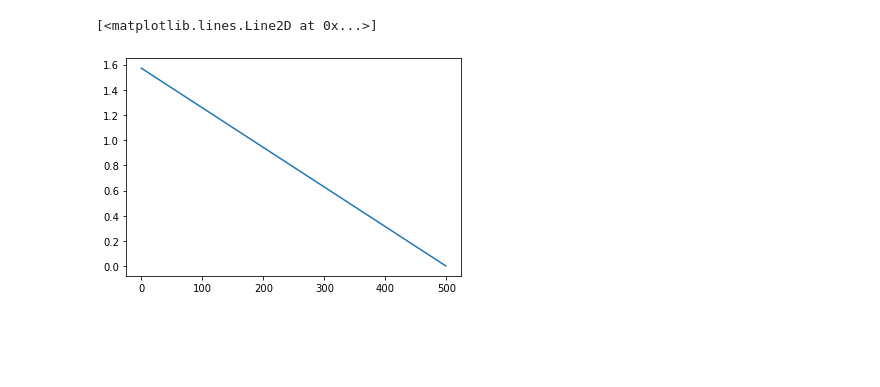
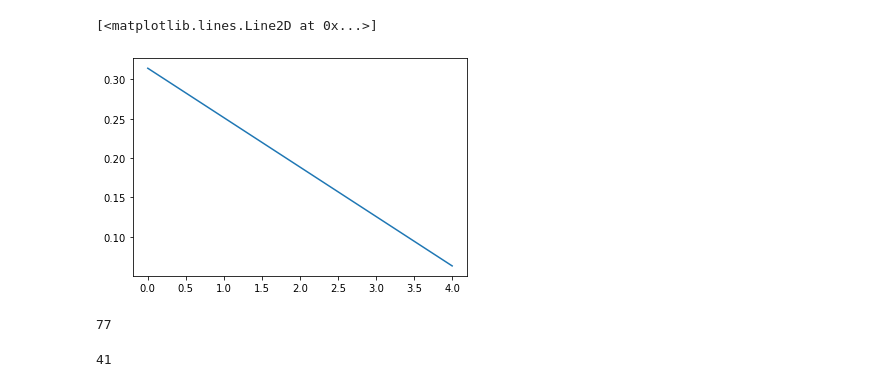
Before and after one commit to eliesls/Mecaero_Groupe3, a Jupyter notebook: Etude_stat.ipynb, the cells around one changed output. Saved outputs shown, nothing was run; the diff lists cells and outputs as text; code cells hidden in the pictures; blank space fills up the shorter version.

```diff
--- a/Etude_stat.ipynb
+++ b/Etude_stat.ipynb
@@ -21,9 +27,9 @@ df.head(n=10)
 # Vrillage de test : pour un rayon de 5cm va de pi/2 (90°) à 0 (0°)
 
 def f_1(x):
-    return (1-x/5) * np.pi/2
+    return (1-x/(0.05)) * np.pi/10
 # %%
-plt.plot(f_1(np.arange(0,5,1/100)))
+plt.plot(f_1(np.arange(0,5/100,1/100)))
 # %% [output]
 [<matplotlib.lines.Line2D at 0x...>]
-[figure, old version]
+[figure, new version]
@@ -29,0 +46,9 @@ plt.plot(f_1(np.arange(0,5,1/100)))
+# %%
+sub_df = df.loc[(df['naca'] == '0006') & (df['reynolds'] == 100000)]
+len(sub_df['alpha'])
+# %% [output]
+77
+# %%
+NN(0.3, sub_df['alpha'])
+# %% [output]
+41
```
Also changed, not shown: parts of 8 cells of this notebook.
